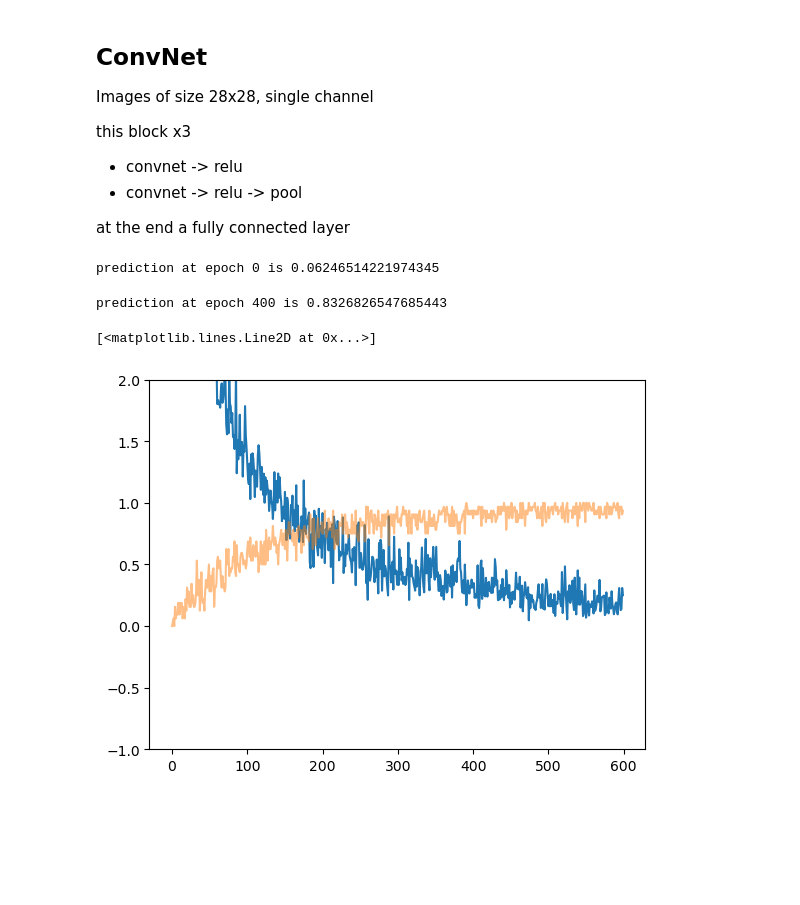
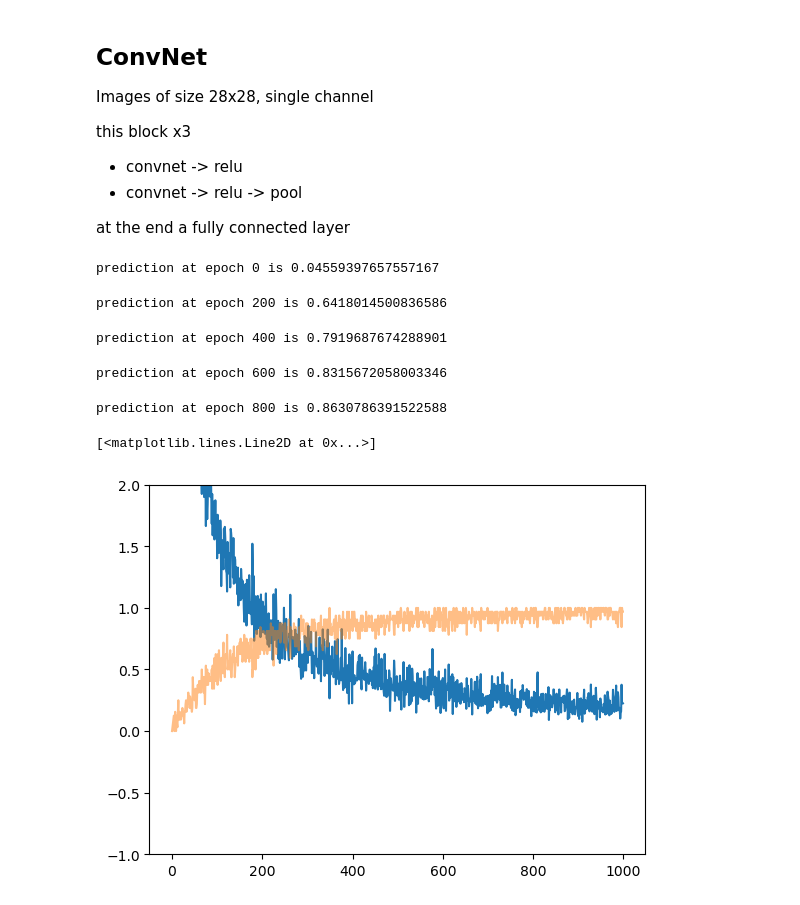
Before and after one commit to TAOGenna/ai-notebooks-implementations, a Jupyter notebook: mnsit_convolutional_network.ipynb, the cells around one changed output. Saved outputs shown, nothing was run; the diff lists cells and outputs as text; code cells hidden in the pictures; blank space fills up the shorter version.

```diff
--- a/mnsit_convolutional_network.ipynb
+++ b/mnsit_convolutional_network.ipynb
@@ -117,13 +117,13 @@ model = TinyModel()
 loss_function = nn.CrossEntropyLoss()
 
 # set optimizer
-optim = torch.optim.Adam(model.parameters(), lr=0.001, weight_decay=1e-4)
+optim = torch.optim.Adam(model.parameters(), lr=0.001, weight_decay=1e-2)
 
 losses, accuracies = [], []
 BS = 32
 
 # training loop
-loop_tam = 600
+loop_tam = 1000
 for i in (t := trange(loop_tam)):
     # select a batch of size BS
     samp = np.random.randint(0,X_train.shape[0], size = (BS))
@@ -134,38 +134,41 @@ for i in (t := trange(loop_tam)):
 
     # perform forward pass
     out = model(X)
 
     # we want to the see the accuracy of the model as we progress with the iterations
     cat = torch.argmax(out,dim=1)
     accuracy = (cat == Y).float().mean()
 
     loss = loss_function(out, Y)
 
     # performa backward pass
     loss.backward()
     optim.step()
 
     # output some info
     loss, accuracy = loss.item(), accuracy.item()
     losses.append(loss)
     accuracies.append(accuracy)
     t.set_description(f"Loss: {loss:.2f}, accuracy: {accuracy:.2f}")
 
-    if i%400==0:
+    if i%200==0:
         # Evaluation
         Y_test_pred = torch.argmax(model(torch.tensor(X_test).float()), dim=1).numpy()
         inter_pred = (Y_test == Y_test_pred).mean()
         print(f'prediction at epoch {i} is {inter_pred}')
 
 
 plt.ylim(-1,2)
 plot(losses)
 plot(accuracies, alpha = 0.5)
 # %% [output]
-prediction at epoch 0 is 0.06246514221974345
+prediction at epoch 0 is 0.04559397657557167
-prediction at epoch 400 is 0.8326826547685443
+prediction at epoch 200 is 0.6418014500836586
-[<matplotlib.lines.Line2D at 0x...>]
+prediction at epoch 400 is 0.7919687674288901
+prediction at epoch 600 is 0.8315672058003346
+prediction at epoch 800 is 0.8630786391522588
+[<matplotlib.lines.Line2D at 0x...>]
-[figure, old version]
+[figure, new version]
 # %%
 # Evaluation
 Y_test_pred = torch.argmax(model(torch.tensor(X_test).float()), dim=1).numpy()
```
Also changed, not shown: parts of 1 cell of this notebook.
